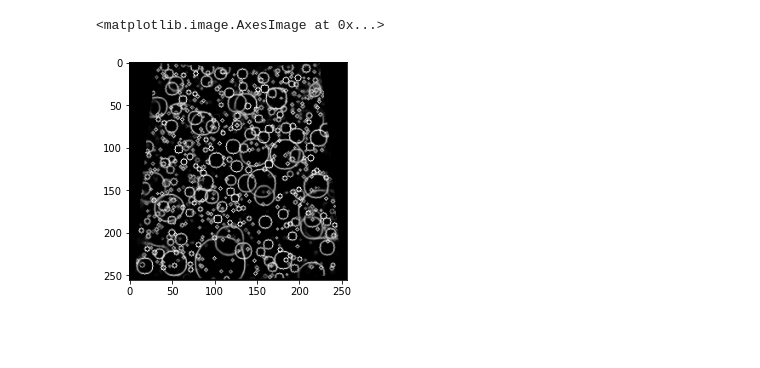
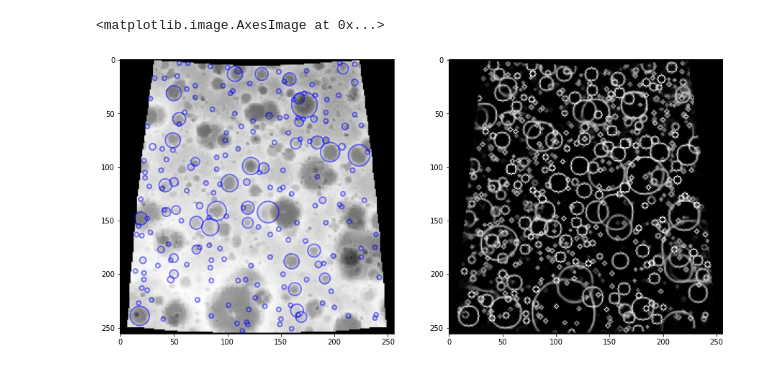
Before and after one commit to wdoppenberg/crater-detection, a Jupyter notebook: test.ipynb, the cells around one changed output. Drawn from its saved outputs; the diff is of its cells as text; code cells hidden in the pictures; blank space fills up the shorter version.

```diff
--- a/test.ipynb
+++ b/test.ipynb
@@ -20,4 +22,5 @@ MYRIAD
 # %%
 %%time
 out = exp.infer(batch)
+extracted_rings = template_match_t(out[0,0].copy(), minrad=2.5)
 # %% [output]
@@ -25,5 +28,12 @@ Wall time: 990 ms
-# %%
-plt.imshow(out[0][0], cmap='Greys_r')
-# %% [output]
-<matplotlib.image.AxesImage at 0x...>
-[figure, removed]
+# %%
+fig, axes = plt.subplots(1,2, figsize=(15,15))
+
+for x, y, r in extracted_rings:
+    circle = plt.Circle((x, y), r, color='blue', fill=False, linewidth=2, alpha=0.5)
+    axes[0].add_artist(circle)
+
+axes[0].imshow(img, cmap='Greys_r')
+axes[1].imshow(out[0,0], cmap='Greys_r')
+# %% [output]
+<matplotlib.image.AxesImage at 0x...>
+[figure, added]
```
Also changed, not shown: parts of 4 cells of this notebook, 4 other files.
